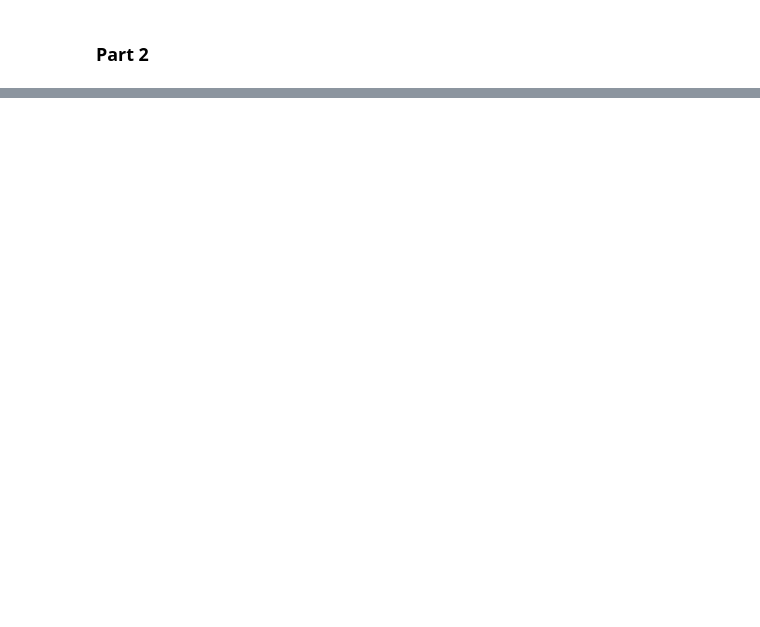
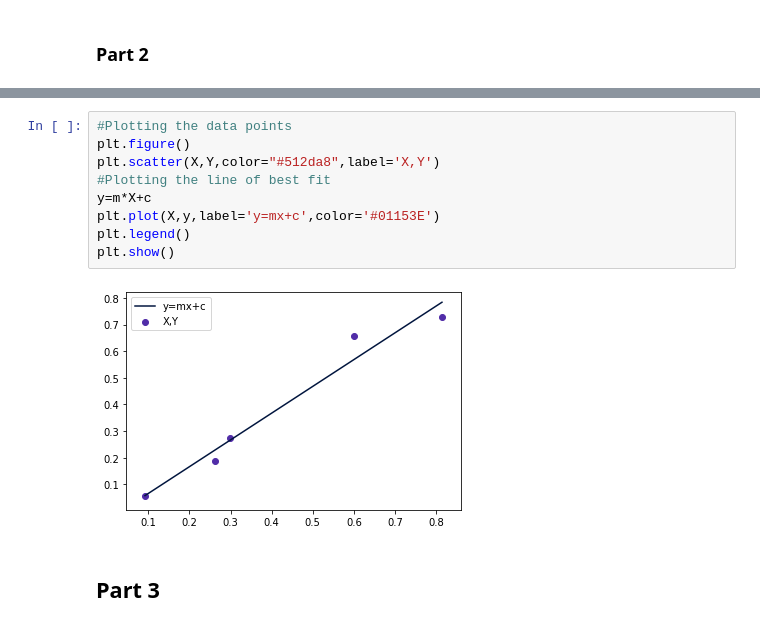
Before and after one commit to sk65556/coe311K, a Jupyter notebook: classwork/sk65556-CH9.ipynb, the cells around one changed output, grey strips where cells are left out. Drawn from its saved outputs; the diff is of its cells as text; blank space fills up the shorter version.

```diff
--- a/classwork/sk65556-CH9.ipynb
+++ b/classwork/sk65556-CH9.ipynb
@@ -61,0 +67,13 @@ ran=linspace(-1,1)
+# %%
+#Plotting the data points
+plt.figure()
+plt.scatter(X,Y,color="#512da8",label='X,Y')
+#Plotting the line of best fit
+y=m*X+c
+plt.plot(X,y,label='y=mx+c',color='#01153E')
+plt.legend()
+plt.show()
+# %% [output]
+[figure, added]
+# %% [markdown]
+## Part 3
```
Also changed, not shown: parts of 8 cells of this notebook, 1 other file.
